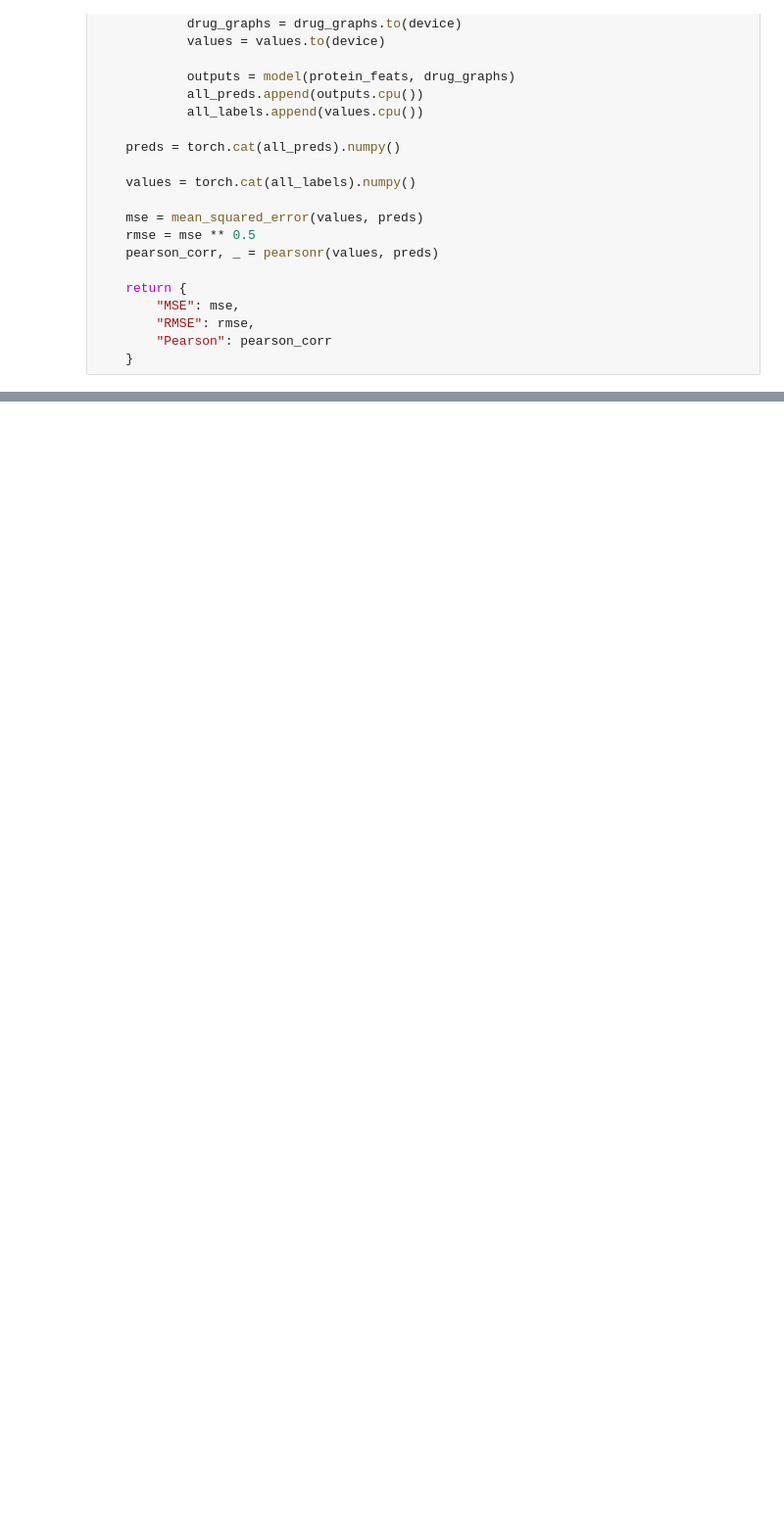
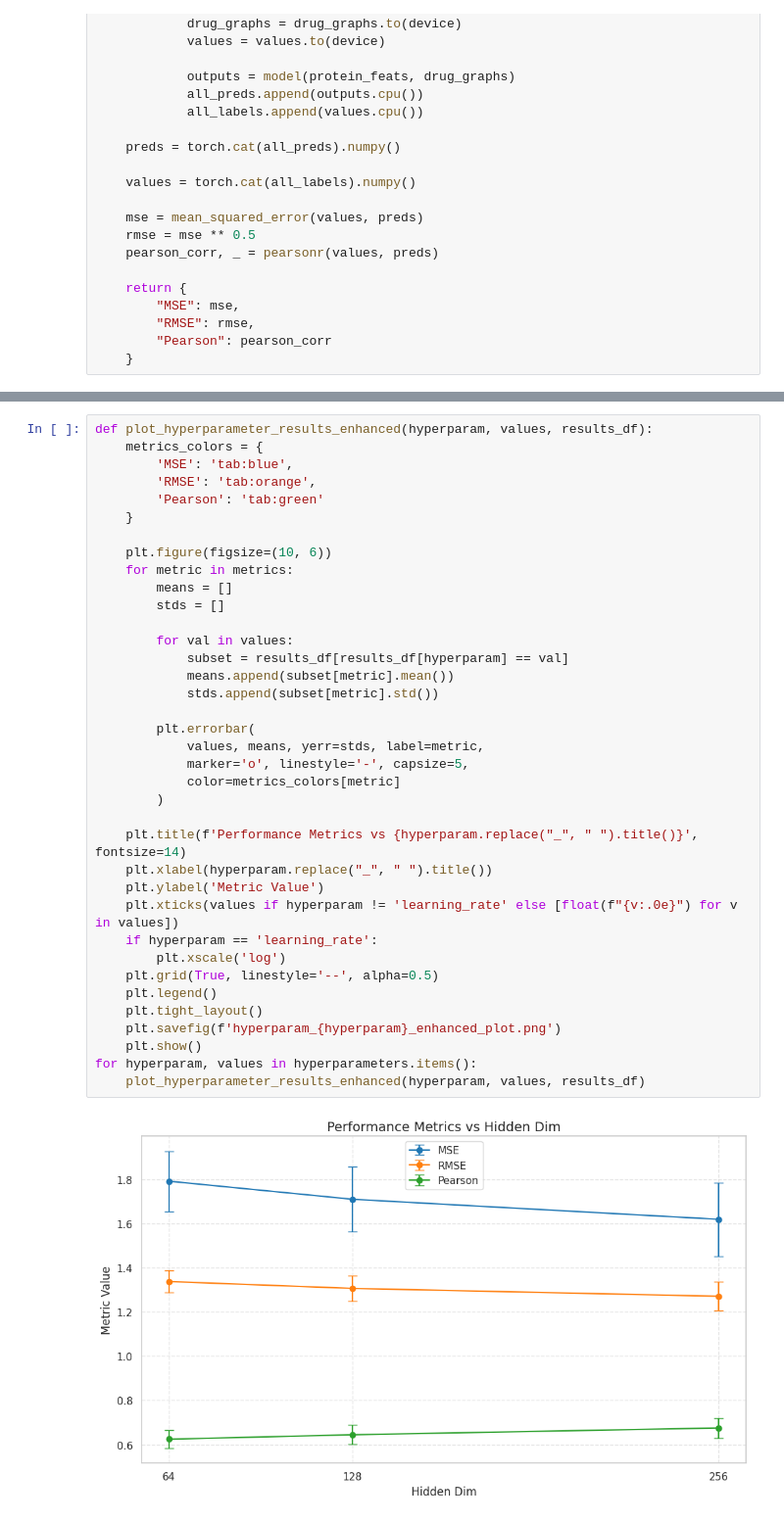
Before and after one commit to nesma-shafie/ViroAlert, a Jupyter notebook: anti-virus.ipynb, the cells around one changed output, grey strips where cells are left out. Shown at 98% size. Saved outputs shown, nothing was run; the diff lists cells and outputs as text; blank space fills up the shorter version.

```diff
--- a/anti-virus.ipynb
+++ b/anti-virus.ipynb
@@ -319,0 +334,39 @@ print(len(top_3_indices))
+# %%
+def plot_hyperparameter_results_enhanced(hyperparam, values, results_df):
+    metrics_colors = {
+        'MSE': 'tab:blue',
+        'RMSE': 'tab:orange',
+        'Pearson': 'tab:green'
+    }
+
+    plt.figure(figsize=(10, 6))
+    for metric in metrics:
+        means = []
+        stds = []
+
+        for val in values:
+            subset = results_df[results_df[hyperparam] == val]
+            means.append(subset[metric].mean())
+            stds.append(subset[metric].std())
+
+        plt.errorbar(
+            values, means, yerr=stds, label=metric,
+            marker='o', linestyle='-', capsize=5,
+            color=metrics_colors[metric]
+        )
+
+    plt.title(f'Performance Metrics vs {hyperparam.replace("_", " ").title()}', fontsize=14)
+    plt.xlabel(hyperparam.replace("_", " ").title())
+    plt.ylabel('Metric Value')
+    plt.xticks(values if hyperparam != 'learning_rate' else [float(f"{v:.0e}") for v in values])
+    if hyperparam == 'learning_rate':
+        plt.xscale('log')
+    plt.grid(True, linestyle='--', alpha=0.5)
+    plt.legend()
+    plt.tight_layout()
+    plt.savefig(f'hyperparam_{hyperparam}_enhanced_plot.png')
+    plt.show()
+for hyperparam, values in hyperparameters.items():
+    plot_hyperparameter_results_enhanced(hyperparam, values, results_df)
+# %% [output]
+[figure, added]
```
Also changed, not shown: parts of 13 cells of this notebook.
